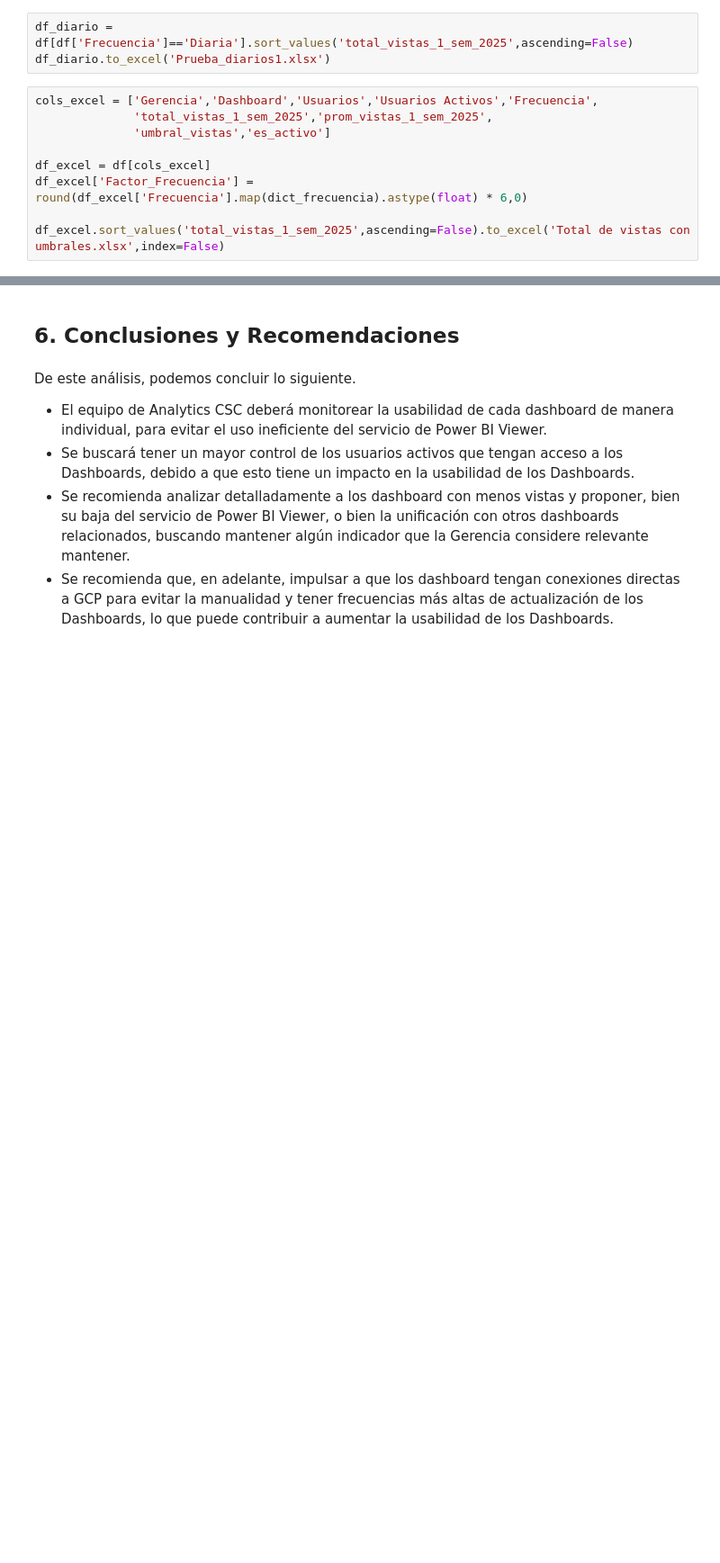
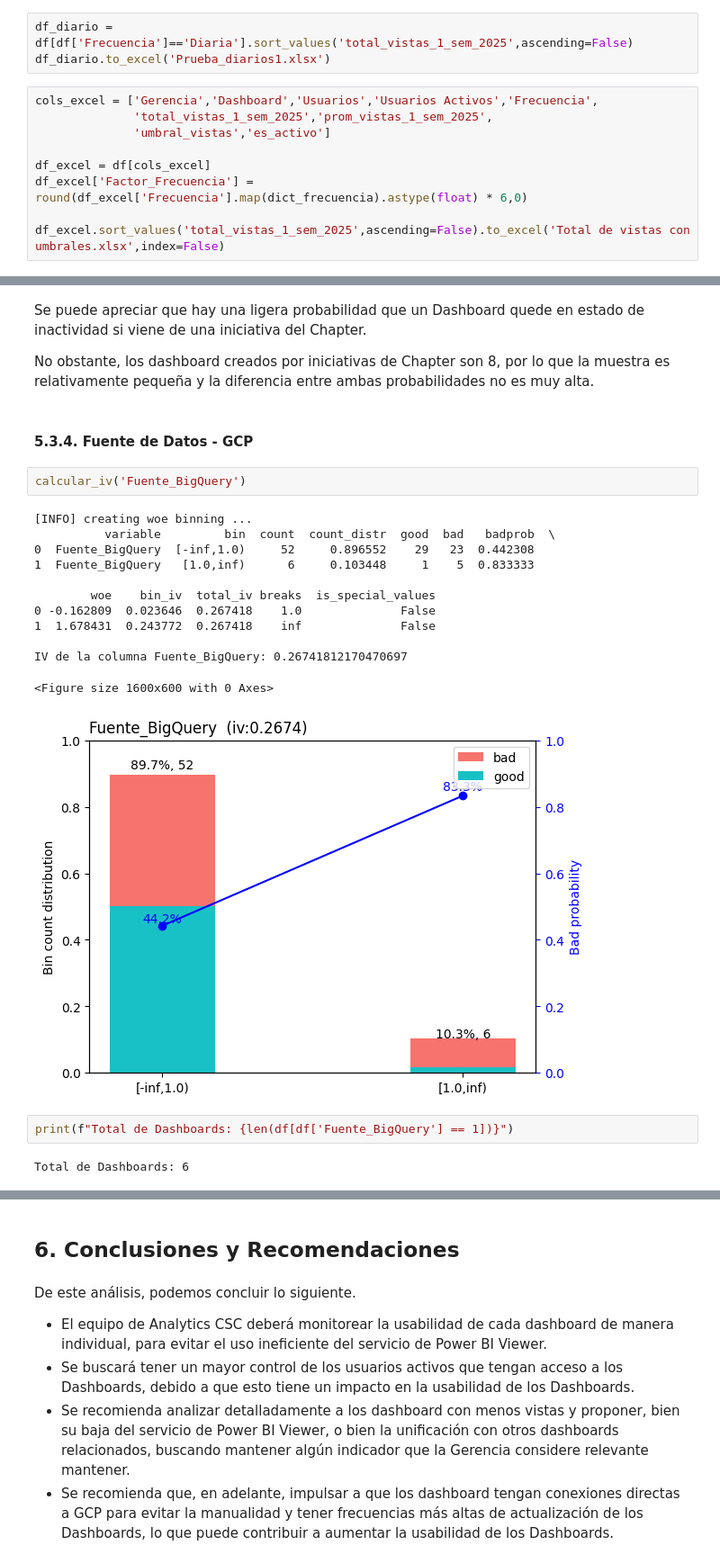
Before and after one commit to alessandroperales74/alicorp_eda_dashboards, a Jupyter notebook: eda_dashboards.ipynb, the cells around one changed output, grey strips where cells are left out. Shown at 90% size. Cells and saved outputs as stored; diff of their text form; blank space fills up the shorter version.

```diff
--- a/eda_dashboards.ipynb
+++ b/eda_dashboards.ipynb
@@ -739,0 +857,25 @@ df_excel.sort_values('total_vistas_1_sem_2025',ascending=False).to_excel('Total
+# %% [markdown]
+Se puede apreciar que hay una ligera probabilidad que un Dashboard quede en estado de inactividad si viene de una iniciativa del Chapter.
+
+No obstante, los dashboard creados por iniciativas de Chapter son 8, por lo que la muestra es relativamente pequeña y la diferencia entre ambas probabilidades no es muy alta.
+# %% [markdown]
+#### 5.3.4. Fuente de Datos - GCP
+# %%
+calcular_iv('Fuente_BigQuery')
+# %% [output]
+[INFO] creating woe binning ...
+          variable         bin  count  count_distr  good  bad   badprob  \
+0  Fuente_BigQuery  [-inf,1.0)     52     0.896552    29   23  0.442308
+1  Fuente_BigQuery   [1.0,inf)      6     0.103448     1    5  0.833333
+
+        woe    bin_iv  total_iv breaks  is_special_values
+0 -0.162809  0.023646  0.267418    1.0              False
+1  1.678431  0.243772  0.267418    inf              False
+
+IV de la columna Fuente_BigQuery: 0.26741812170470697
+<Figure size 1600x600 with 0 Axes>
+[figure, added]
+# %%
+print(f"Total de Dashboards: {len(df[df['Fuente_BigQuery'] == 1])}")
+# %% [output]
+Total de Dashboards: 6
```
Also changed, not shown: parts of 14 cells of this notebook.
